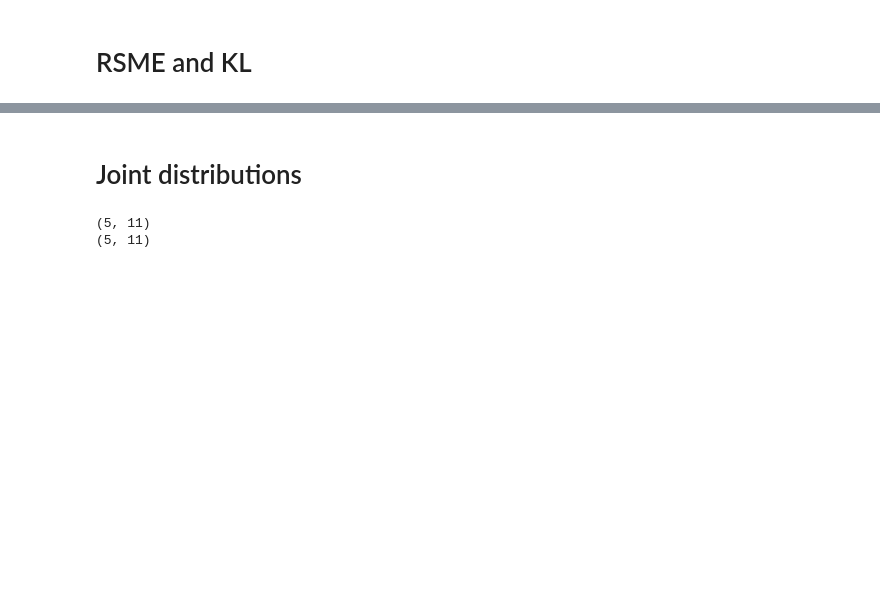
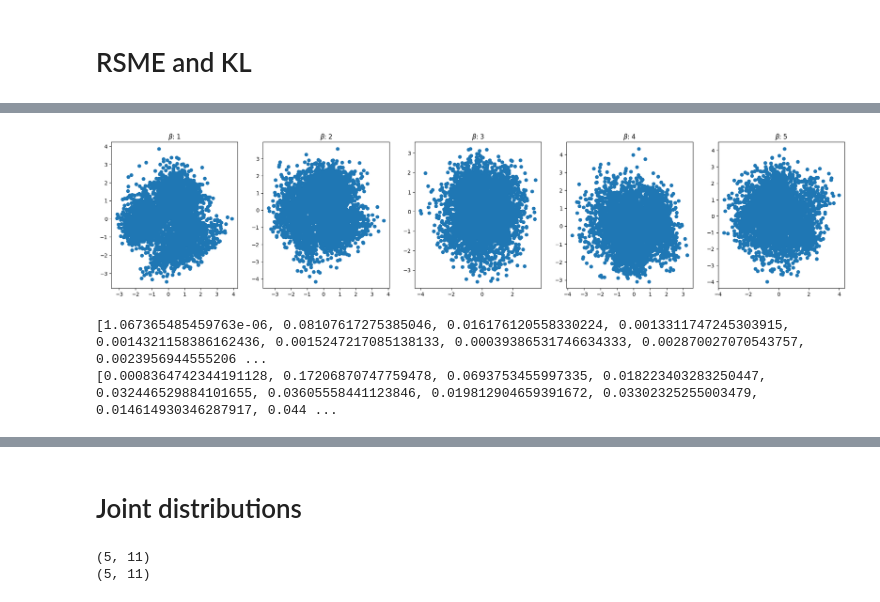
Before and after one commit to fabi-kb/GNN_Project, a Jupyter notebook: pre_analysis.ipynb, the cells around one changed output, grey strips where cells are left out. Cells and saved outputs as stored; diff of their text form; code cells hidden in the pictures; blank space fills up the shorter version.

```diff
--- a/pre_analysis.ipynb
+++ b/pre_analysis.ipynb
@@ -332,0 +346,20 @@ AGEP & 0.0196 & 0.0048 \\
+# %%
+# model names
+gamma_model_names = ['model_l10_h100_b1_g1', 'model_l10_h100_b1_g2', 'model_l10_h100_b1_g3', 'model_l10_h100_b1_g4', 'model_l10_h100_b1_g5']
+latent_model_names = ['model_l10_h100_b1_g1', 'model_l25_h100_b1_g1', 'model_l50_h100_b1_g1', 'model_l75_h100_b1_g1', 'model_l100_h100_b1_g1']
+hidden_model_names = ['model_l10_h100_b1_g1', 'model_l10_h250_b1_g1', 'model_l10_h500_b1_g1', 'model_l10_h750_b1_g1', 'model_l10_h1000_b1_g1']
+beta_model_names = ['model_l10_h100_b1_g1', 'model_l10_h100_b2_g1', 'model_l10_h100_b3_g1', 'model_l10_h100_b4_g1', 'model_l10_h100_b5_g1']
+
+gamma_params = [1, 2, 3, 4, 5]
+beta_params = [1, 2, 3, 4, 5]
+latent_params = [10, 25, 50, 75, 100]
+hidden_params = [100, 250, 500, 750, 1000]
+
+input_size = 375
+# %%
+# load the small dataset
+data_name = 'one_hot_pNaNs_agep_small_21.csv'
+data = pd.read_csv(f'{directory_path}/data/{data_name}')
+data_tensor = torch.tensor(data.values, dtype=torch.float32)
+
+ground_truth = data_tensor.detach().cpu().numpy()
@@ -332,0 +483,13 @@ AGEP & 0.0196 & 0.0048 \\
+# %%
+# plot beta latent distribution
+fig, ax = plt.subplots(1, 5, figsize=(25, 5))
+for i, model in enumerate(beta_models):
+    encoded, _, _ = model.encoder(data_tensor)
+    pca = PCA(n_components=2)
+    pca.fit(encoded.detach().cpu().numpy())
+    pca_data = pca.transform(encoded.detach().cpu().numpy())
+    ax[i].scatter(pca_data[:, 0], pca_data[:, 1])
+    ax[i].set_title(r'$\beta$: ' + f'{beta_params[i]}')
+plt.show()
+# %% [output]
+[figure, added]
@@ -332,0 +515,6 @@ AGEP & 0.0196 & 0.0048 \\
+# %%
+print(tmp_kl)
+print(tmp_rmse)
+# %% [output]
+[1.067365485459763e-06, 0.08107617275385046, 0.016176120558330224, 0.0013311747245303915, 0.0014321158386162436, 0.0015247217085138133, 0.00039386531746634333, 0.002870027070543757, 0.0023956944555206 ...
+[0.0008364742344191128, 0.17206870747759478, 0.0693753455997335, 0.018223403283250447, 0.032446529884101655, 0.03605558441123846, 0.019812904659391672, 0.03302325255003479, 0.014614930346287917, 0.044 ...
```
Also changed, not shown: parts of 31 cells of this notebook, 18 other files.
